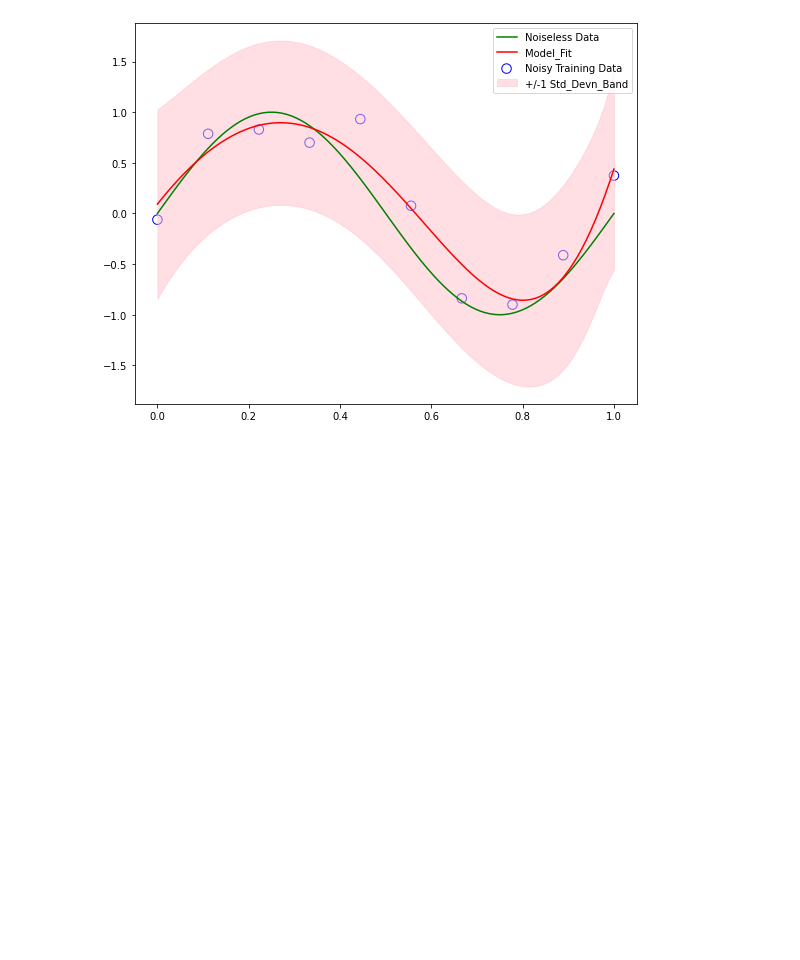
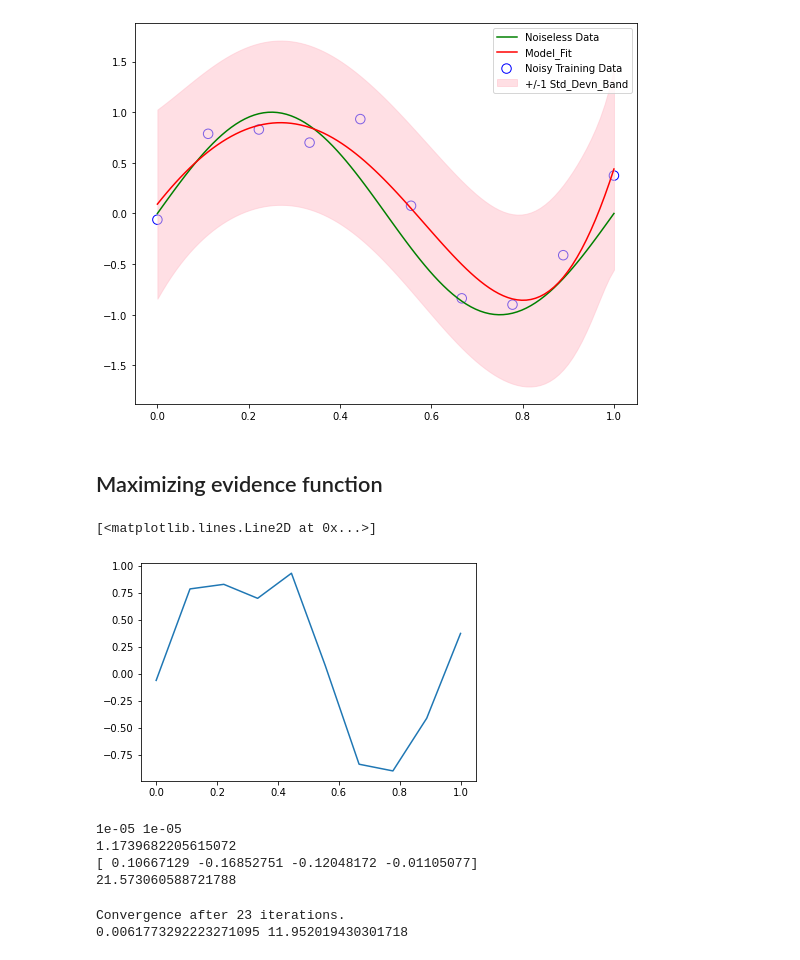
Before and after one commit to suresh-venkate/Code_Repositories, a Jupyter notebook: Book_Examples_Proofs/Pattern_Rec_And_ML_Bishop/Worked_Examples/Chapter_1/PRML_Chapter_01.ipynb, the cells around one changed output. Cells and saved outputs as stored; diff of their text form; code cells hidden in the pictures; blank space fills up the shorter version.

```diff
--- a/Book_Examples_Proofs/Pattern_Rec_And_ML_Bishop/Worked_Examples/Chapter_1/PRML_Chapter_01.ipynb
+++ b/Book_Examples_Proofs/Pattern_Rec_And_ML_Bishop/Worked_Examples/Chapter_1/PRML_Chapter_01.ipynb
@@ -287,3 +287,51 @@ plt.legend()
 plt.show()
 # %% [output]
 [figure]
+# %% [markdown]
+## Maximizing evidence function
+# %%
+poly = PolynomialFeatures(degree = 4, include_bias = True)
+# Fit polynomial object to X_train
+poly.fit(X_train)
+# Obtain polynomial transformation of X_train and X_orig
+X_train_poly = poly.transform(X_train)
+# %%
+plt.plot(X_train, y_train)
+# %% [output]
+[<matplotlib.lines.Line2D at 0x...>]
+[figure, added]
+# %%
+phi = X_train_poly
+eigenvalues_0 = np.linalg.eigvalsh(phi.T.dot(phi))
+alpha_0 = 1e-5
+beta_0 = 1e-5
+beta = beta_0
+alpha = alpha_0
+max_iter = 1
+N = X_train_poly.shape[0]
+
+print(alpha, beta)
+
+for i in range(max_iter):
+
+    eigenvalues = eigenvalues_0 * beta
+
+    m_N, S_N, S_N_inv = posterior(phi, y_train, alpha, beta, return_inverse=True)
+
+    gamma = np.sum(eigenvalues / (eigenvalues + alpha))
+
+    alpha = gamma / np.sum(m_N ** 2)
+
+
+
+    beta_inv = 1 / (N - gamma) * np.sum((y_train - phi.dot(m_N)) ** 2)
+    beta = 1 / beta_inv
+
+    print(gamma)
+    print(m_N)
+    print(alpha)
+# %% [output]
+1e-05 1e-05
+1.1739682205615072
+[ 0.10667129 -0.16852751 -0.12048172 -0.01105077]
+21.573060588721788
@@ -289,0 +443,14 @@ plt.show()
+# %%
+N = 30
+degree = 4
+X = np.linspace(0, 1, N).reshape(-1, 1)
+t = g(X, noise_variance = 0.3 ** 2)
+
+
+Phi = expand(X, bf=polynomial_basis_function, bf_args=range(1, degree + 1))
+
+alpha, beta, m_N, S_N = fit(Phi, t, alpha_0=1, beta_0=1, rtol=1e-5, verbose=True)
+print(alpha, beta)
+# %% [output]
+Convergence after 23 iterations.
+0.0061773292223271095 11.952019430301718
```
Also changed, not shown: parts of 6 cells of this notebook.
